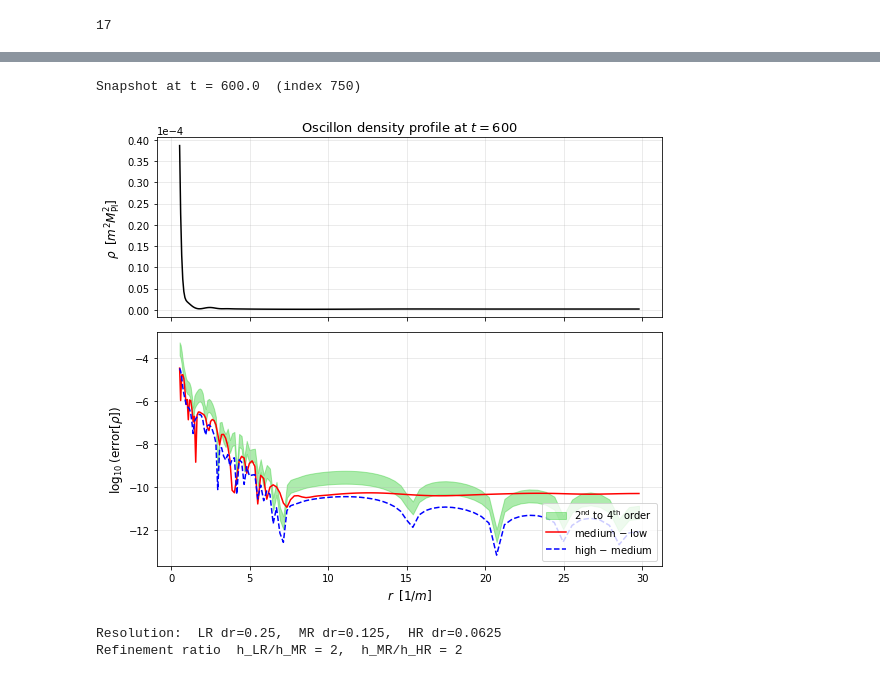
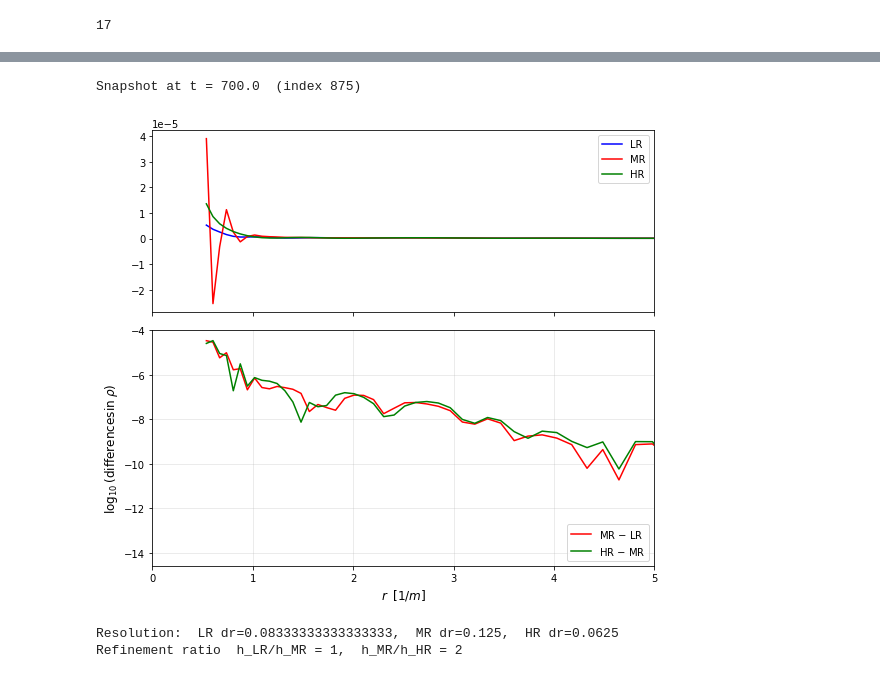
Before and after one commit to GRSerdar/0scillons, a Jupyter notebook: February26Oscillons/Feb26/Notebooks/OscillonConvergence2.ipynb, the cells around one changed output, grey strips where cells are left out. Saved outputs shown, nothing was run; the diff lists cells and outputs as text; code cells hidden in the pictures.

```diff
--- a/February26Oscillons/Feb26/Notebooks/OscillonConvergence2.ipynb
+++ b/February26Oscillons/Feb26/Notebooks/OscillonConvergence2.ipynb
@@ -140,7 +140,7 @@ max_dr = 2
 
 # LOWER RESOLUTION
 r_max = 150 # outer edge of the grid (including ghosts)
-min_dr_LR = 1 / 4
+min_dr_LR = 1 / 12
 min_dr_MR = 1 / 8
 min_dr_HR = 1 / 16
 
@@ -422,7 +544,7 @@ plt.show()
 
 # Choose a snapshot time (late enough that the oscillon has formed).
 # Adjust t_snapshot to a time where rho_c has stabilised.
-t_snapshot = 600.0
+t_snapshot = 700.0
 idx_snap = np.argmin(np.abs(t - t_snapshot))
 print(f"Snapshot at t = {t[idx_snap]:.1f}  (index {idx_snap})")
 
@@ -453,44 +575,54 @@ fig, (ax_top, ax_bot) = plt.subplots(2, 1, figsize=(8, 7),
                                       sharex=True,
                                       gridspec_kw={'height_ratios': [1, 1.3]})
 
-# Top panel: density profile at HR
+#Top panel: density profile at HR
+"""
 ax_top.plot(r_HR[pmask], rho_HR_on_HR[pmask], 'k-', lw=1.5)
 ax_top.set_ylabel(r'$\rho \;\;[m^2 M_{\rm Pl}^2]$', fontsize=12)
 ax_top.set_title(rf'Oscillon density profile at $t = {t[idx_snap]:.0f}$',
                  fontsize=13)
 ax_top.ticklabel_format(axis='y', style='sci', scilimits=(-4,-4))
 ax_top.grid(True, alpha=0.3)
+"""
+
+ax_top.plot(r_HR[pmask], rho_LR_on_HR[pmask], 'b-', lw=1.5, label="LR")
+ax_top.plot(r_HR[pmask], rho_MR_on_HR[pmask], 'r-', lw=1.5, label="MR")
+ax_top.plot(r_HR[pmask], rho_HR_on_HR[pmask], 'g-', lw=1.5, label="HR")
+ax_top.set_xlim(0,5)
+#ax_top.set_ylim(0,5)
+
+ax_top.legend()
+
+
+
+
 
 # Bottom panel: log(error) with 2nd-to-4th order band
 floor = 1e-30
 log_diff_ML = np.log10(np.maximum(diff_ML[pmask], floor))
 log_diff_HM = np.log10(np.maximum(diff_HM[pmask], floor))
 
 # Rescale high–medium by 2^p for p = 2 (factor 4) and p = 4 (factor 16)
 log_HM_2nd = np.log10(np.maximum(4  * diff_HM[pmask], floor))
 log_HM_4th = np.log10(np.maximum(16 * diff_HM[pmask], floor))
 
-ax_bot.fill_between(r_HR[pmask], log_HM_2nd, log_HM_4th,
-                    color='limegreen', alpha=0.4,
-                    label=r'$2^{\rm nd}$ to $4^{\rm th}$ order')
-ax_bot.plot(r_HR[pmask], log_diff_ML, 'r-',  lw=1.5,
-            label='medium $-$ low')
-ax_bot.plot(r_HR[pmask], log_diff_HM, 'b--', lw=1.5,
-            label='high $-$ medium')
+#ax_bot.fill_between(r_HR[pmask], log_HM_2nd, log_HM_4th,color='limegreen', alpha=0.4,label=r'$2^{\rm nd}$ to $4^{\rm th}$ order')
+ax_bot.plot(r_HR[pmask], log_diff_ML, 'r-',  lw=1.5,label='MR $-$ LR')
+ax_bot.plot(r_HR[pmask], log_diff_HM, 'g-', lw=1.5,label='HR $-$ MR')
 
 ax_bot.set_xlabel(r'$r \;\;[1/m]$', fontsize=12)
-ax_bot.set_ylabel(r'$\log_{10}({\rm error}[\rho])$', fontsize=12)
+ax_bot.set_ylabel(r'$\log_{10}({\rm differences in\; }\rho)$', fontsize=12)
 ax_bot.legend(fontsize=10, loc='lower right')
 ax_bot.grid(True, alpha=0.3)
 
 fig.tight_layout()
 plt.show()
 
 print(f"\nResolution:  LR dr={min_dr_LR},  MR dr={min_dr_MR},  HR dr={min_dr_HR}")
 print(f"Refinement ratio  h_LR/h_MR = {min_dr_LR/min_dr_MR:.0f},  "
       f"h_MR/h_HR = {min_dr_MR/min_dr_HR:.0f}")
 # %% [output]
-Snapshot at t = 600.0  (index 750)
+Snapshot at t = 700.0  (index 875)
-[figure, old version]
+[figure, new version]
-Resolution:  LR dr=0.25,  MR dr=0.125,  HR dr=0.0625
-Refinement ratio  h_LR/h_MR = 2,  h_MR/h_HR = 2
+Resolution:  LR dr=0.08333333333333333,  MR dr=0.125,  HR dr=0.0625
+Refinement ratio  h_LR/h_MR = 1,  h_MR/h_HR = 2
```
Also changed, not shown: parts of 14 cells of this notebook, 19 other files.
